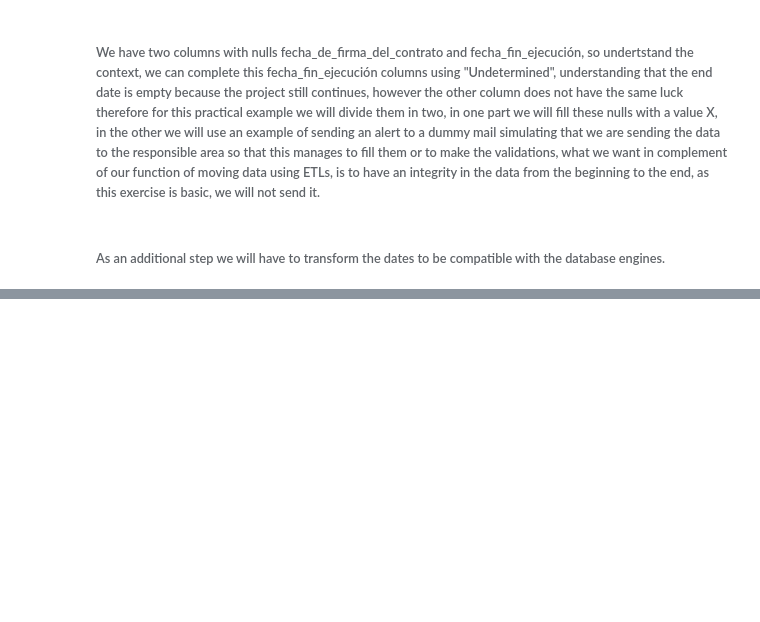
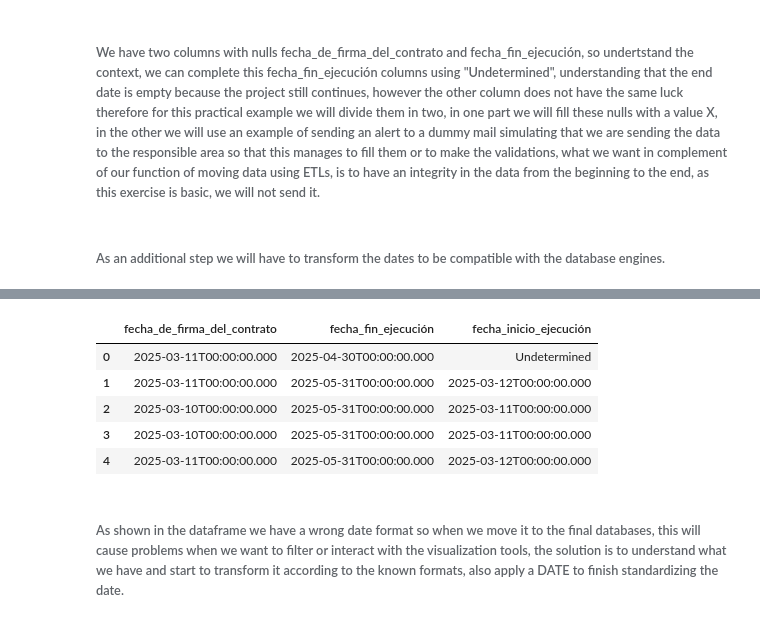
Before and after one commit to JoDamDiaz/Pipelines, a Jupyter notebook: PL_Example - Python Basic.ipynb, the cells around one changed output, grey strips where cells are left out. Saved outputs shown, nothing was run; the diff lists cells and outputs as text; code cells hidden in the pictures; blank space fills up the shorter version.

```diff
--- a/PL_Example - Python Basic.ipynb
+++ b/PL_Example - Python Basic.ipynb
@@ -250,10 +250,12 @@ array(['Prestación de Servicios', 'Suministros', 'Compraventa', 'Otro'],
 ###### As an additional step we must work on the null values that we have in the dataframe, given the context of the data and the source, it is vital to understand if we can perform data filling processes, if we put it in real life situation, we could support the areas that own the data, this to scale the null values and that can be filled with the greatest possible veracity, if this is not feasible, the ideal is to understand what would be the most feasible factor to not have the nulls.
 # %%
 df_main.rename(columns={'fecha_fin_ejecuci_n': 'fecha_fin_ejecución'}, inplace=True)
+df_main.rename(columns={'fecha_inicio_ejecuci_n': 'fecha_inicio_ejecución'}, inplace=True)
 # %% [markdown]
 ###### We have two columns with nulls fecha_de_firma_del_contrato and fecha_fin_ejecución, so undertstand the context, we can complete this fecha_fin_ejecución columns using "Undetermined", understanding that the end date is empty because the project still continues, however the other column does not have the same luck therefore for this practical example we will divide them in two, in one part we will fill these nulls with a value X, in the other we will use an example of sending an alert to a dummy mail simulating that we are sending the data to the responsible area so that this manages to fill them or to make the validations, what we want in complement of our function of moving data using ETLs, is to have an integrity in the data from the beginning to the end, as this exercise is basic, we will not send it.
 # %%
 df_main['fecha_fin_ejecución'] = df_main['fecha_fin_ejecución'].fillna('Undetermined')
+df_main['fecha_inicio_ejecución'] = df_main['fecha_inicio_ejecución'].fillna('Undetermined')
 df_main['fecha_de_firma_del_contrato'] = df_main['fecha_de_firma_del_contrato'].fillna('En Revision')
 # %% [markdown]
 ###### As an additional step we will have to transform the dates to be compatible with the database engines.
@@ -286,0 +262,11 @@ df_main.head()
+# %%
+df_main[['fecha_de_firma_del_contrato', 'fecha_fin_ejecución', 'fecha_inicio_ejecución']].head()
+# %% [output]
+|  | fecha_de_firma_del_contrato | fecha_fin_ejecución | fecha_inicio_ejecución |
+| 0 | 2025-03-11T00:00:00.000 | 2025-04-30T00:00:00.000 | Undetermined |
+| 1 | 2025-03-11T00:00:00.000 | 2025-05-31T00:00:00.000 | 2025-03-12T00:00:00.000 |
+| 2 | 2025-03-10T00:00:00.000 | 2025-05-31T00:00:00.000 | 2025-03-11T00:00:00.000 |
+| 3 | 2025-03-10T00:00:00.000 | 2025-05-31T00:00:00.000 | 2025-03-11T00:00:00.000 |
+| 4 | 2025-03-11T00:00:00.000 | 2025-05-31T00:00:00.000 | 2025-03-12T00:00:00.000 |
+# %% [markdown]
+###### As shown in the dataframe we have a wrong date format so when we move it to the final databases, this will cause problems when we want to filter or interact with the visualization tools, the solution is to understand what we have and start to transform it according to the known formats, also apply a DATE to finish standardizing the date.
```
Also changed, not shown: parts of 29 cells of this notebook.
